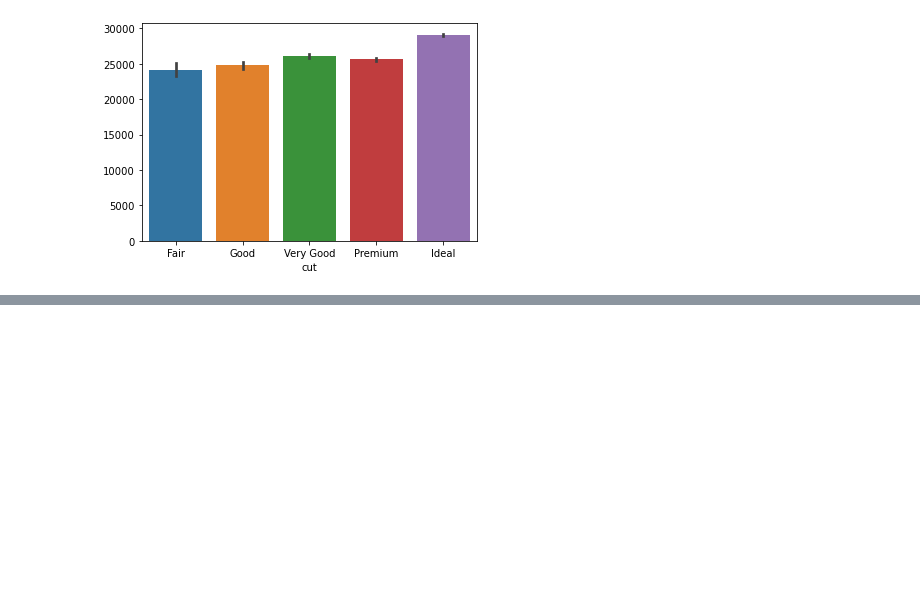
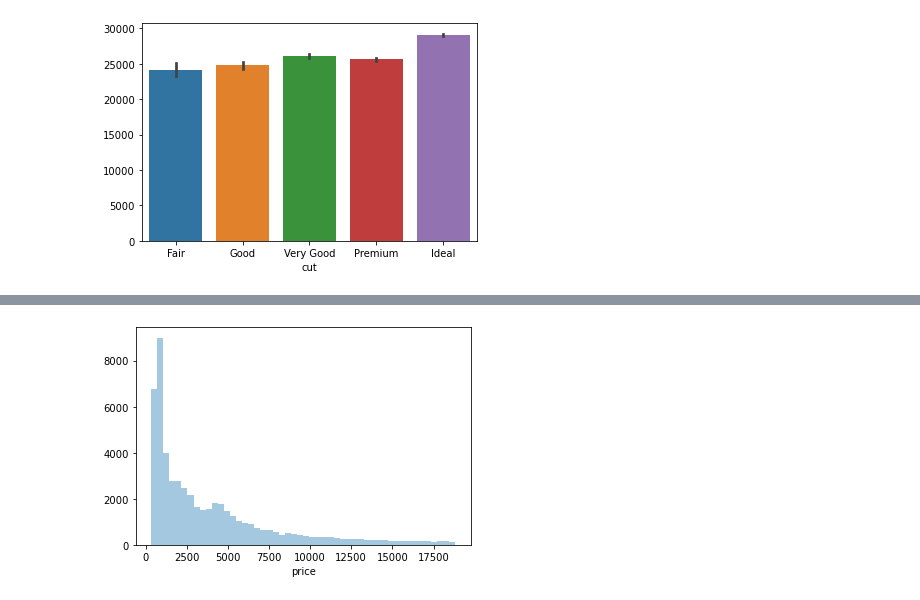
Before and after one commit to tacettinkustu/Data-Analysis, a Jupyter notebook: Data Visualization/data-visualization.ipynb, the cells around one changed output, grey strips where cells are left out. Cells and saved outputs as stored; diff of their text form; code cells hidden in the pictures; blank space fills up the shorter version.

```diff
--- a/Data Visualization/data-visualization.ipynb
+++ b/Data Visualization/data-visualization.ipynb
@@ -428,0 +472,5 @@ sns.barplot(x = "cut", y = df.cut.index, data= df);
+# %%
+import seaborn as sns
+diamonds = sns.load_dataset('diamonds')
+df = diamonds.copy()
+df.head()
@@ -428,0 +484,4 @@ sns.barplot(x = "cut", y = df.cut.index, data= df);
+# %%
+sns.distplot(df.price, kde = False);
+# %% [output]
+[figure, added]
```
Also changed, not shown: parts of 11 cells of this notebook.
